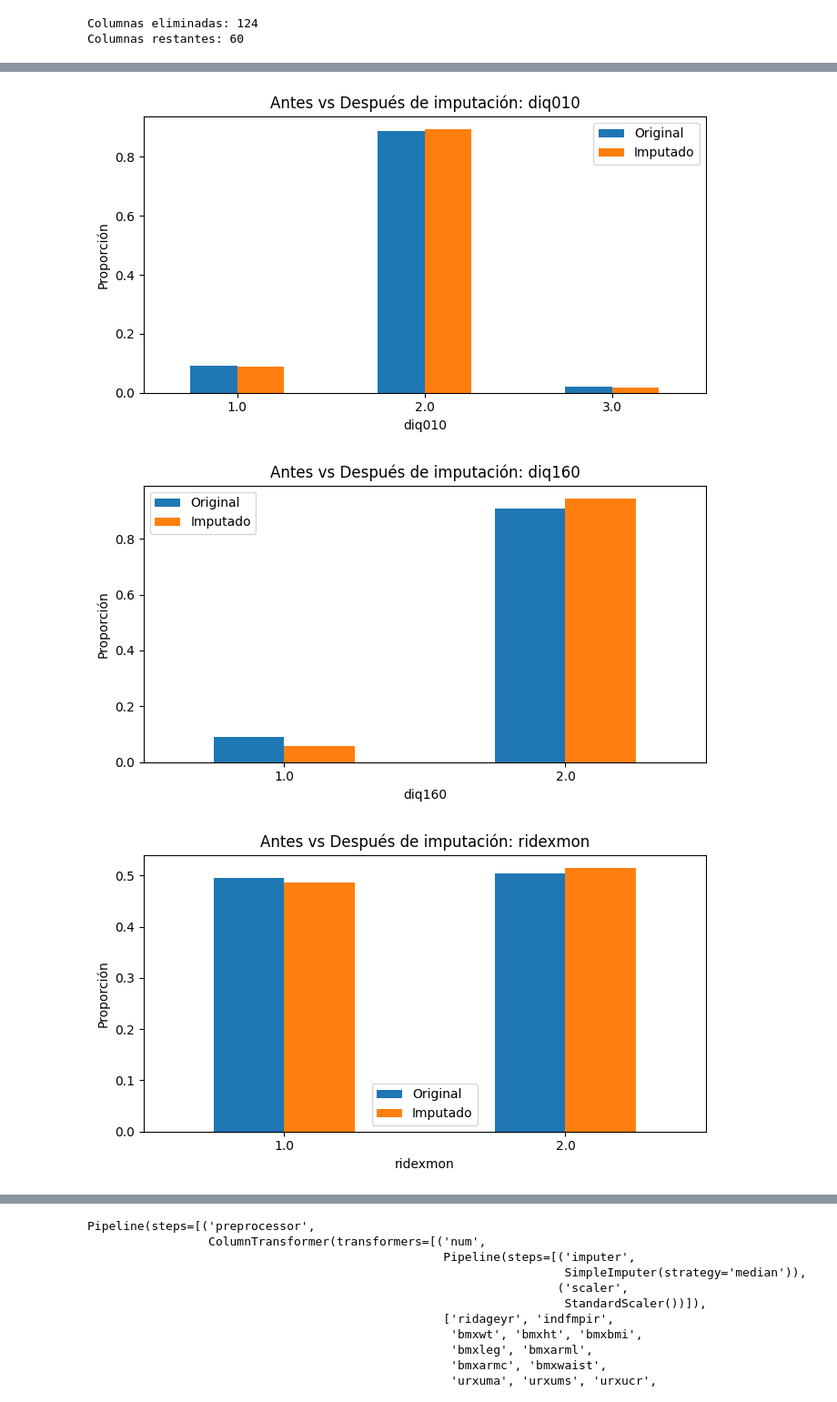
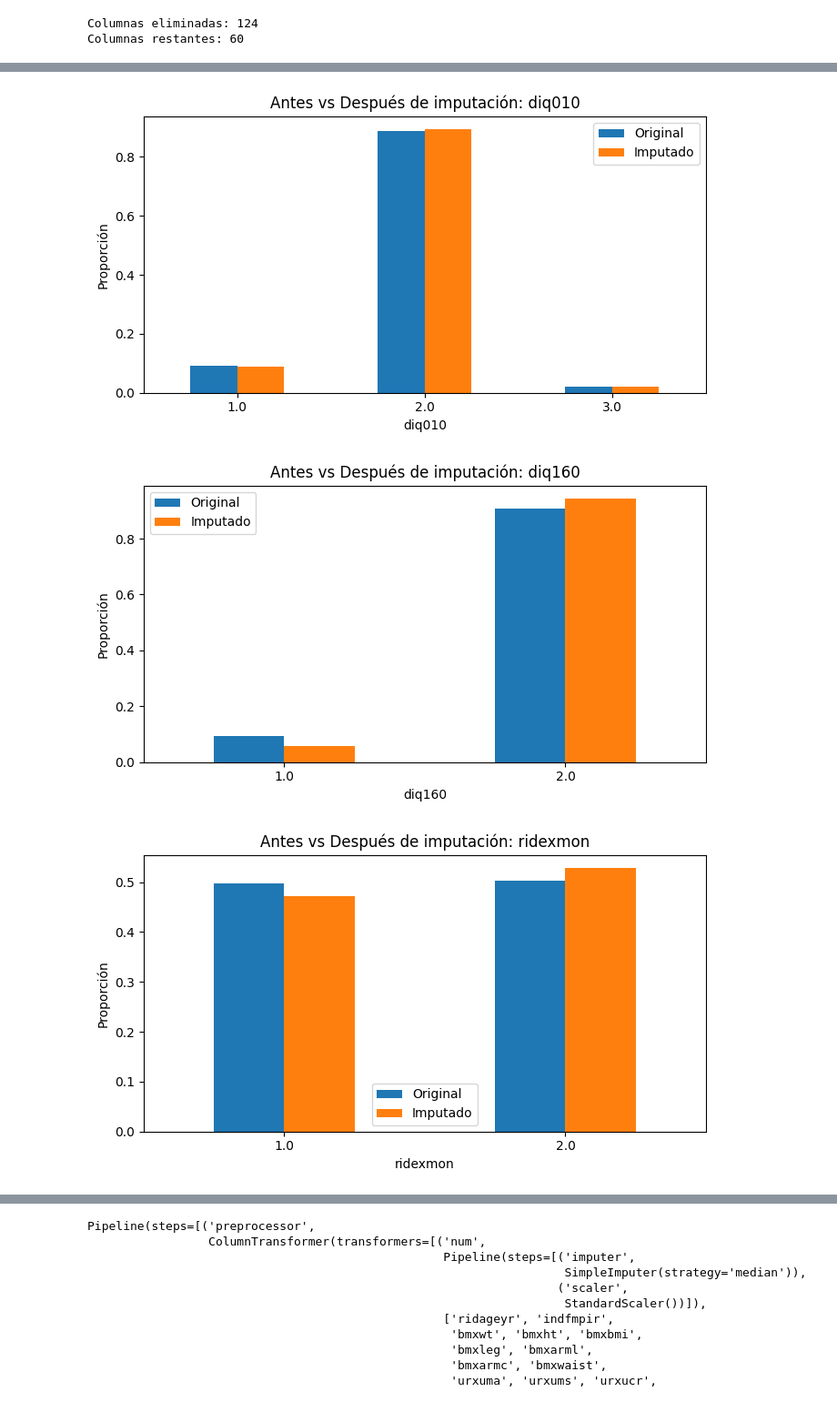
Before and after one commit to VeroMendozaI/TFM-m-todo-h-brido-para-predicci-n-de-enfermedades, a Jupyter notebook: analisis_completo.ipynb, the cells around one changed output, grey strips where cells are left out. Shown at 91% size. Cells and saved outputs as stored; diff of their text form; code cells hidden in the pictures.

```diff
--- a/analisis_completo.ipynb
+++ b/analisis_completo.ipynb
@@ -513 +560,3 @@ for var in vars_missing_indicators:
+# %%
+X_train_orig = X_train.copy()
 # %%
@@ -609,12 +757,3 @@ plt.show()
-# %%
-# Lista de variables para crear indicadores de missing
-vars_flag = [
-    'lbxgh', 'urdact', 'indfmpir'
-]
-
-# Crear los indicadores
-for col in vars_flag:
-    df[col + "_missing"] = df[col].isna().astype(int)
 # %%
 # División de variables por categoría
 
@@ -864,0 +1087,5 @@ plot_continuous_before_after(df, df_imputado, 'wtmec2yr')
+# %%
+plot_continuous_before_after_train(X_train_orig, X_train, 'urdact')
+plot_continuous_before_after_train(X_train_orig, X_train, 'bmxbmi')
+plot_continuous_before_after_train(X_train_orig, X_train, 'indfmpir')
+plot_continuous_before_after_train(X_train_orig, X_train, 'bmxwaist')
@@ -865,7 +1097,7 @@ plot_continuous_before_after(df, df_imputado, 'wtmec2yr')
 # %%
-def plot_categorical_before_after(df_orig, df_imp, var):
-    orig = df_orig[var].value_counts(normalize=True)
-    imp  = df_imp[var].round().astype(int).value_counts(normalize=True)
+def plot_categorical_before_after(X_train_orig, X_train, var):
+    orig = X_train_orig[var].value_counts(normalize=True)
+    imp  = X_train[var].round().astype(int).value_counts(normalize=True)
 
     comp = (
         orig.rename('Original')
@@ -882,10 +1114,10 @@ def plot_categorical_before_after(df_orig, df_imp, var):
     plt.tight_layout()
     plt.show()
 # %%
-plot_categorical_before_after(df, df_imputado, 'diq010')
-plot_categorical_before_after(df, df_imputado, 'diq160')
-plot_categorical_before_after(df, df_imputado, 'ridexmon')
+plot_categorical_before_after(X_train_orig, X_train, 'diq010')
+plot_categorical_before_after(X_train_orig, X_train, 'diq160')
+plot_categorical_before_after(X_train_orig, X_train, 'ridexmon')
 # %% [output]
 [figure]
 [figure]
-[figure, old version]
+[figure, new version]
```
Also changed, not shown: parts of 83 cells of this notebook.
